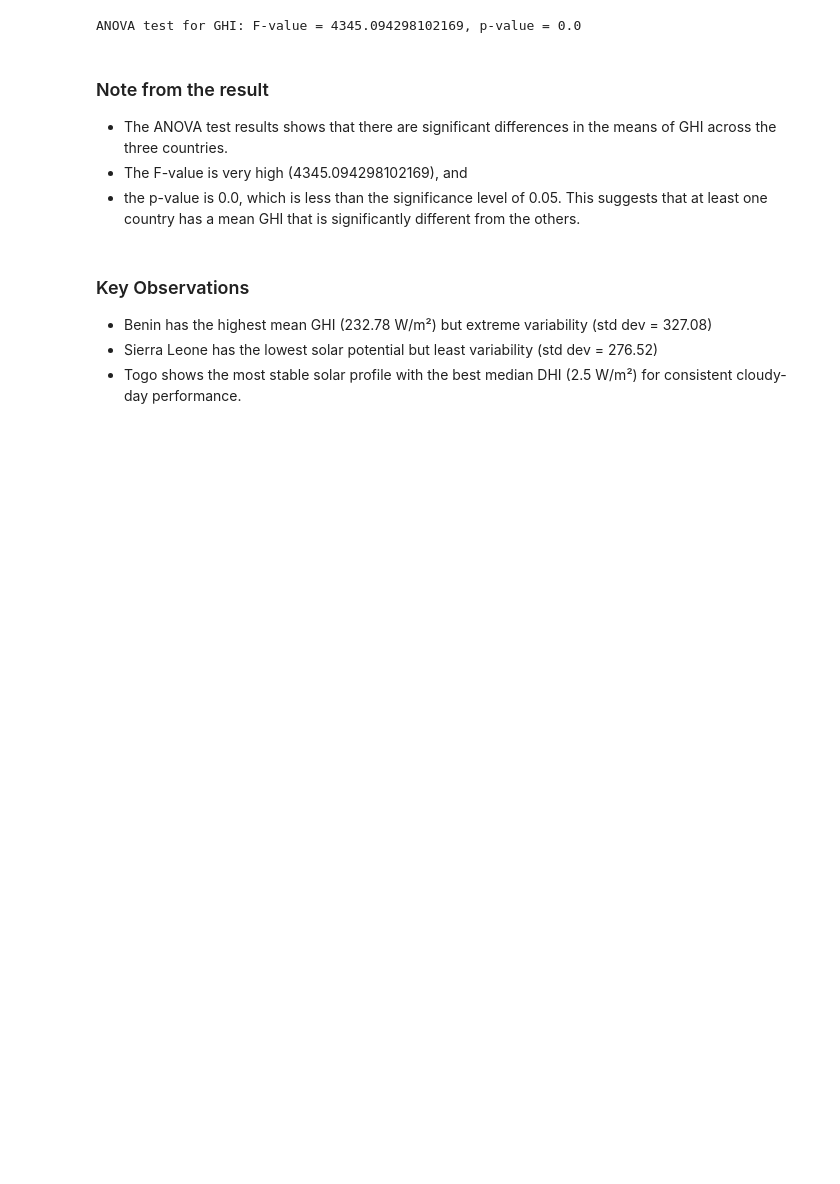
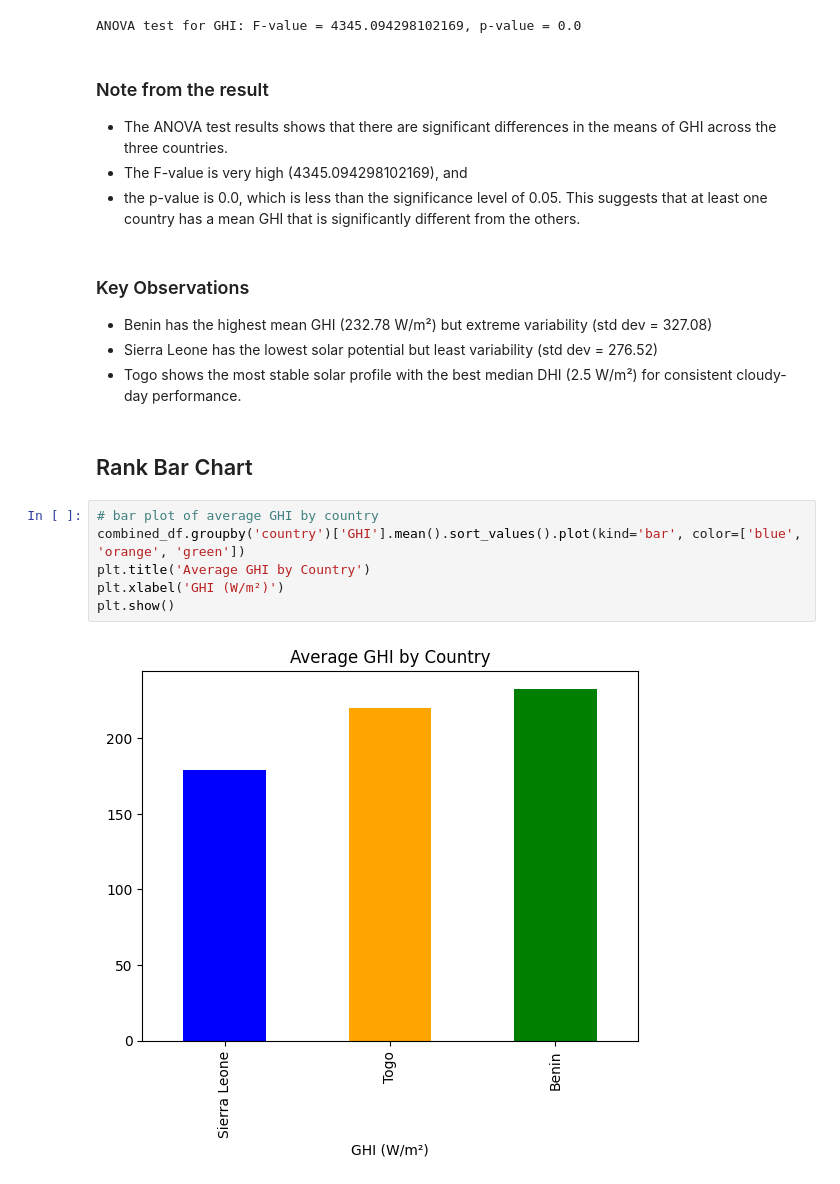
Before and after one commit to chalasimon/solar-challenge-week1, a Jupyter notebook: notebooks/compare_countries.ipynb, the cells around one changed output. Saved outputs shown, nothing was run; the diff lists cells and outputs as text; blank space fills up the shorter version.

Commit message:
compare-countries: comparison by bar chart done

```diff
--- a/notebooks/compare_countries.ipynb
+++ b/notebooks/compare_countries.ipynb
@@ -128,3 +128,13 @@ This suggests that at least one country has a mean GHI that is significantly dif
 - Benin has the highest mean GHI (232.78 W/m²) but extreme variability (std dev = 327.08)
 - Sierra Leone has the lowest solar potential but least variability (std dev = 276.52)
 - Togo shows the most stable solar profile with the best median DHI (2.5 W/m²) for consistent cloudy-day performance.
+# %% [markdown]
+##  Rank Bar Chart
+# %%
+# bar plot of average GHI by country
+combined_df.groupby('country')['GHI'].mean().sort_values().plot(kind='bar', color=['blue', 'orange', 'green'])
+plt.title('Average GHI by Country')
+plt.xlabel('GHI (W/m²)')
+plt.show()
+# %% [output]
+[figure, added]
```
